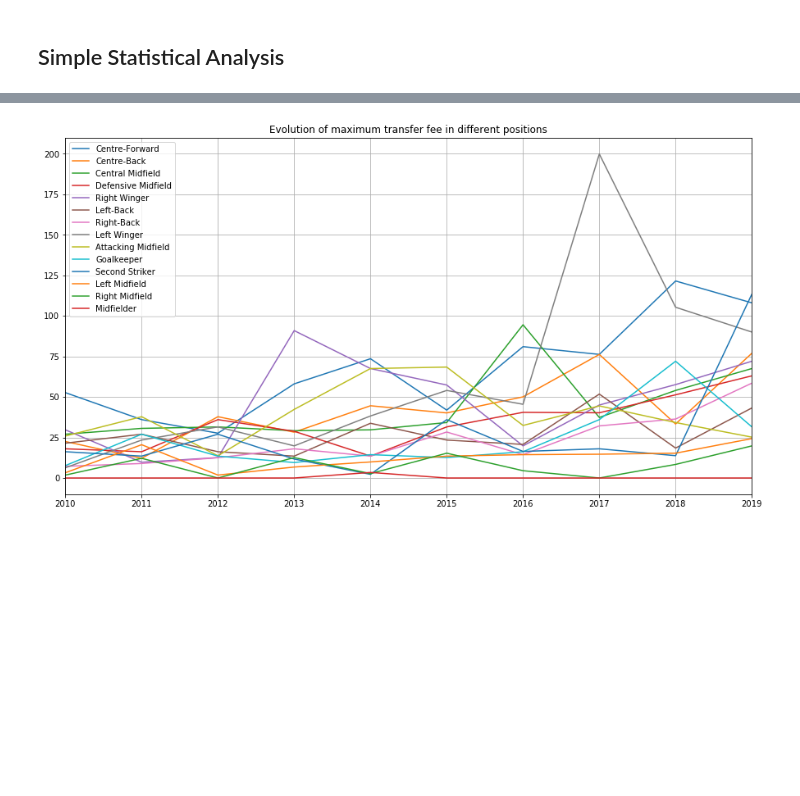
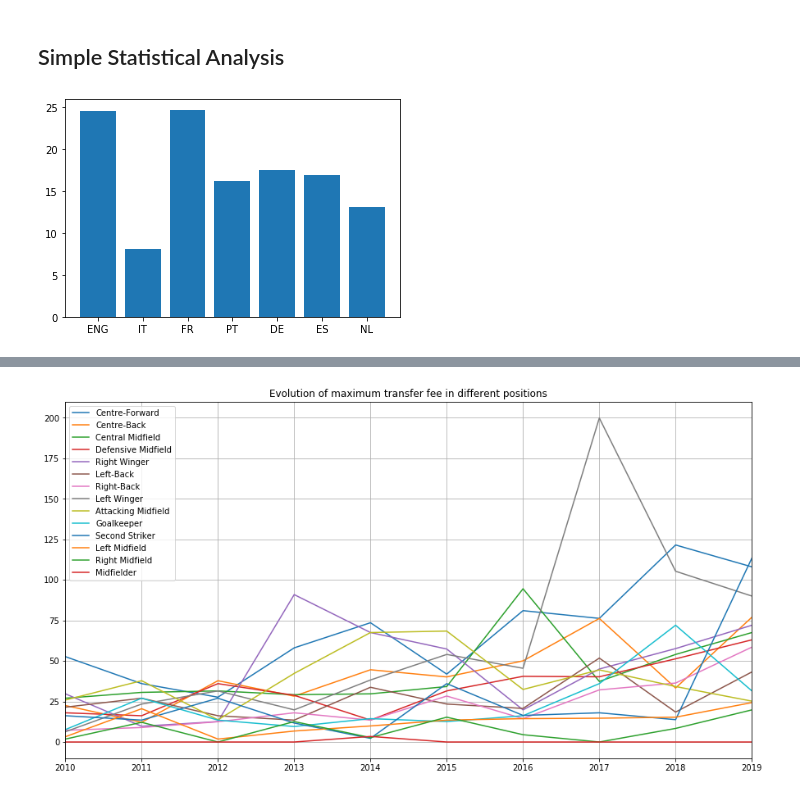
Before and after one commit to Saibo-creator/ntds_project, a Jupyter notebook: visualization_and_simple_statistics.ipynb, the cells around one changed output, grey strips where cells are left out. Cells and saved outputs as stored; diff of their text form; code cells hidden in the pictures; blank space fills up the shorter version.

```diff
--- a/visualization_and_simple_statistics.ipynb
+++ b/visualization_and_simple_statistics.ipynb
@@ -490,3 +495,31 @@ nx.write_gexf(transfer_fee_graph,'transfer_fee_graph.gexf')
+# %%
+club2league = transfer_span_reduced[['club_name', 'league_name']].set_index('club_name').to_dict()['league_name']
+# %%
+league_transfers_reduced = transfer_span_reduced[['league_name', 'club_involved_name', 'transfer_movement']]
+league_transfers_reduced.loc[:,'league_involved_name'] = league_transfers_reduced["club_involved_name"].replace(club2league)
+
+league_transfers = transfer_span[['league_name', 'club_involved_name', 'transfer_movement']]
+league_transfers.loc[:,'league_involved_name'] = league_transfers['club_involved_name'].replace(club2league)
+# %%
+league_names = transfer_span_reduced['league_name'].unique()
+country_names = ['ENG', 'IT', 'FR', 'PT', 'DE', 'ES', 'NL']
+# %%
+# Comparison of the transferences that the clubs in a certain league made from and to their league,
+# compared to all the transferences occuring in their league
+
+ratio_transferences_inside_country_outside = np.zeros(len(country_names))
+
+for i, league_name in enumerate(league_names):
+    selected_league = league_transfers_reduced[league_transfers_reduced['league_name']==league_name]
+    transfers_outside_leagues = selected_league[(selected_league['league_involved_name'] != league_name)]
+    ratio_transferences_inside_country_outside[i] = len(transfers_outside_leagues) / len(league_transfers[league_transfers['league_name']==league_name])
+
+x = range(len(ratio_transferences_inside_country_outside))
+plt.bar(x, 100*ratio_transferences_inside_country_outside)
+plt.xticks(x, country_names)
+plt.show()
+# %% [output]
+[figure, added]
 # %%
 leagues=transfer_span_reduced.league_name.value_counts().index
 years=[2010,2011,2012,2013,2014,2015,2016,2017,2018,2019]
```
Also changed, not shown: parts of 7 cells of this notebook.
